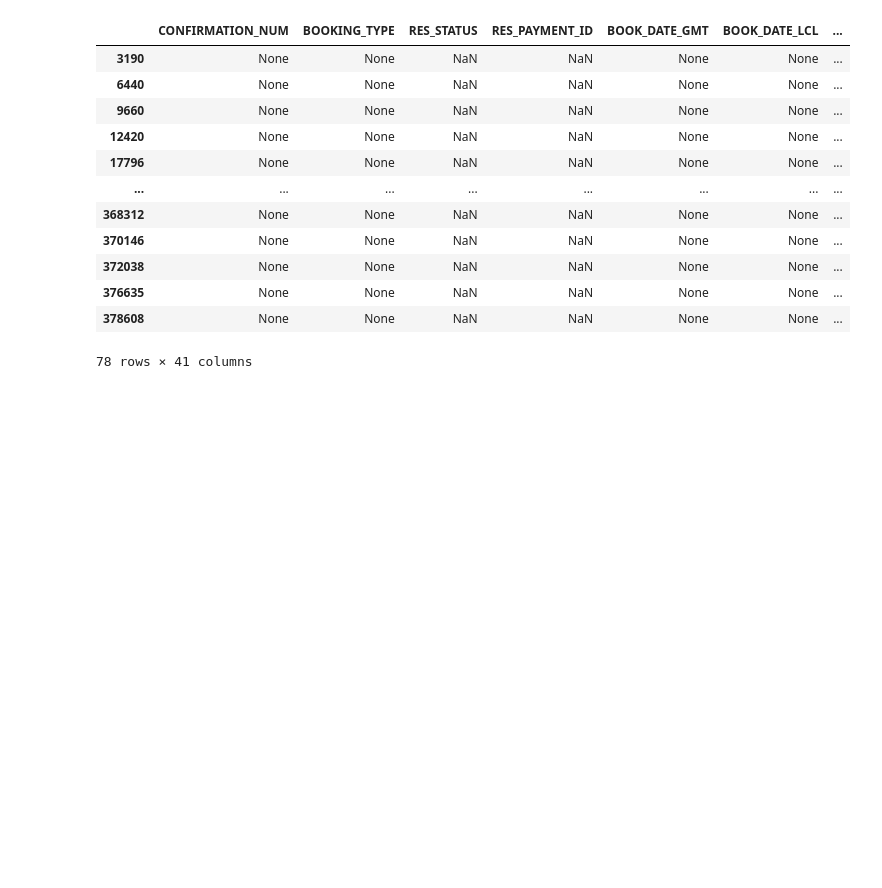
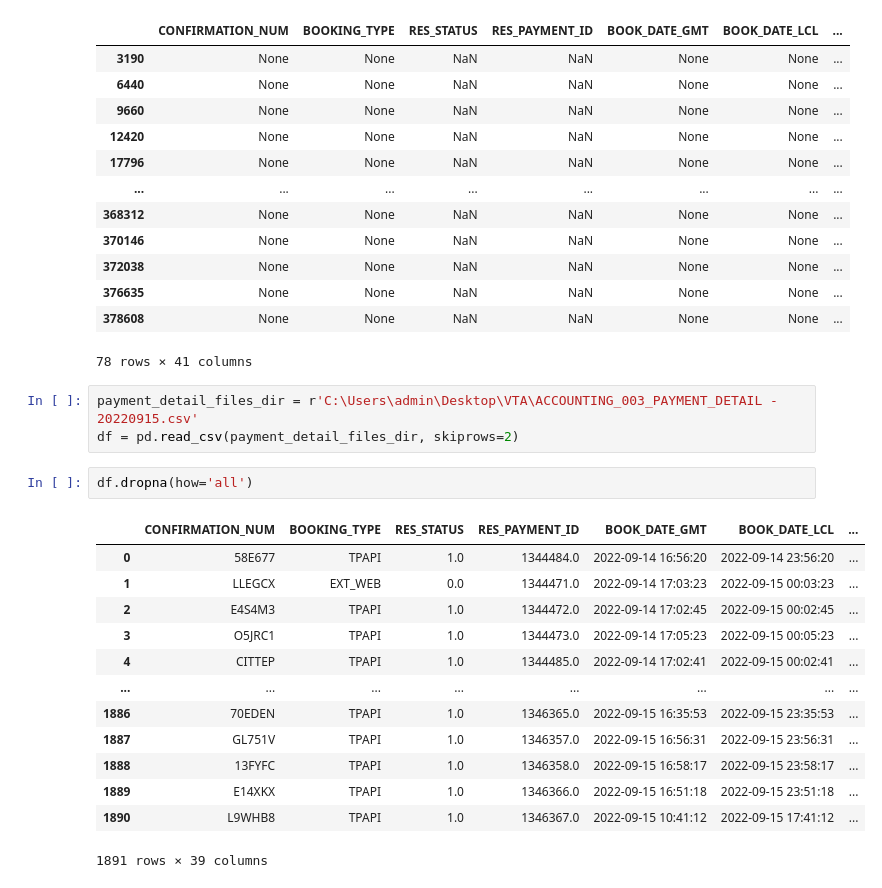
Before and after one commit to nmtMike/Azure_SQL_DB_migration, a Jupyter notebook: testing.ipynb, the cells around one changed output. Cells and saved outputs as stored; diff of their text form; blank space fills up the shorter version.

```diff
--- a/testing.ipynb
+++ b/testing.ipynb
@@ -64,3 +64,22 @@ payment_detail[payment_detail['AMOUNT_PAID'].isna()]
 | 376635 | None | None | NaN | NaN | None | None | ... |
 | 378608 | None | None | NaN | NaN | None | None | ... |
 78 rows × 41 columns
+# %%
+payment_detail_files_dir = r'C:\Users\admin\Desktop\VTA\ACCOUNTING_003_PAYMENT_DETAIL - 20220915.csv'
+df = pd.read_csv(payment_detail_files_dir, skiprows=2)
+# %%
+df.dropna(how='all')
+# %% [output]
+|  | CONFIRMATION_NUM | BOOKING_TYPE | RES_STATUS | RES_PAYMENT_ID | BOOK_DATE_GMT | BOOK_DATE_LCL | ... |
+| 0 | 58E677 | TPAPI | 1.0 | 1344484.0 | 2022-09-14 16:56:20 | 2022-09-14 23:56:20 | ... |
+| 1 | LLEGCX | EXT_WEB | 0.0 | 1344471.0 | 2022-09-14 17:03:23 | 2022-09-15 00:03:23 | ... |
+| 2 | E4S4M3 | TPAPI | 1.0 | 1344472.0 | 2022-09-14 17:02:45 | 2022-09-15 00:02:45 | ... |
+| 3 | O5JRC1 | TPAPI | 1.0 | 1344473.0 | 2022-09-14 17:05:23 | 2022-09-15 00:05:23 | ... |
+| 4 | CITTEP | TPAPI | 1.0 | 1344485.0 | 2022-09-14 17:02:41 | 2022-09-15 00:02:41 | ... |
+| ... | ... | ... | ... | ... | ... | ... | ... |
+| 1886 | 70EDEN | TPAPI | 1.0 | 1346365.0 | 2022-09-15 16:35:53 | 2022-09-15 23:35:53 | ... |
+| 1887 | GL751V | TPAPI | 1.0 | 1346357.0 | 2022-09-15 16:56:31 | 2022-09-15 23:56:31 | ... |
+| 1888 | 13FYFC | TPAPI | 1.0 | 1346358.0 | 2022-09-15 16:58:17 | 2022-09-15 23:58:17 | ... |
+| 1889 | E14XKX | TPAPI | 1.0 | 1346366.0 | 2022-09-15 16:51:18 | 2022-09-15 23:51:18 | ... |
+| 1890 | L9WHB8 | TPAPI | 1.0 | 1346367.0 | 2022-09-15 10:41:12 | 2022-09-15 17:41:12 | ... |
+1891 rows × 39 columns
```
Also changed, not shown: parts of 1 cell of this notebook, 1 other file.
